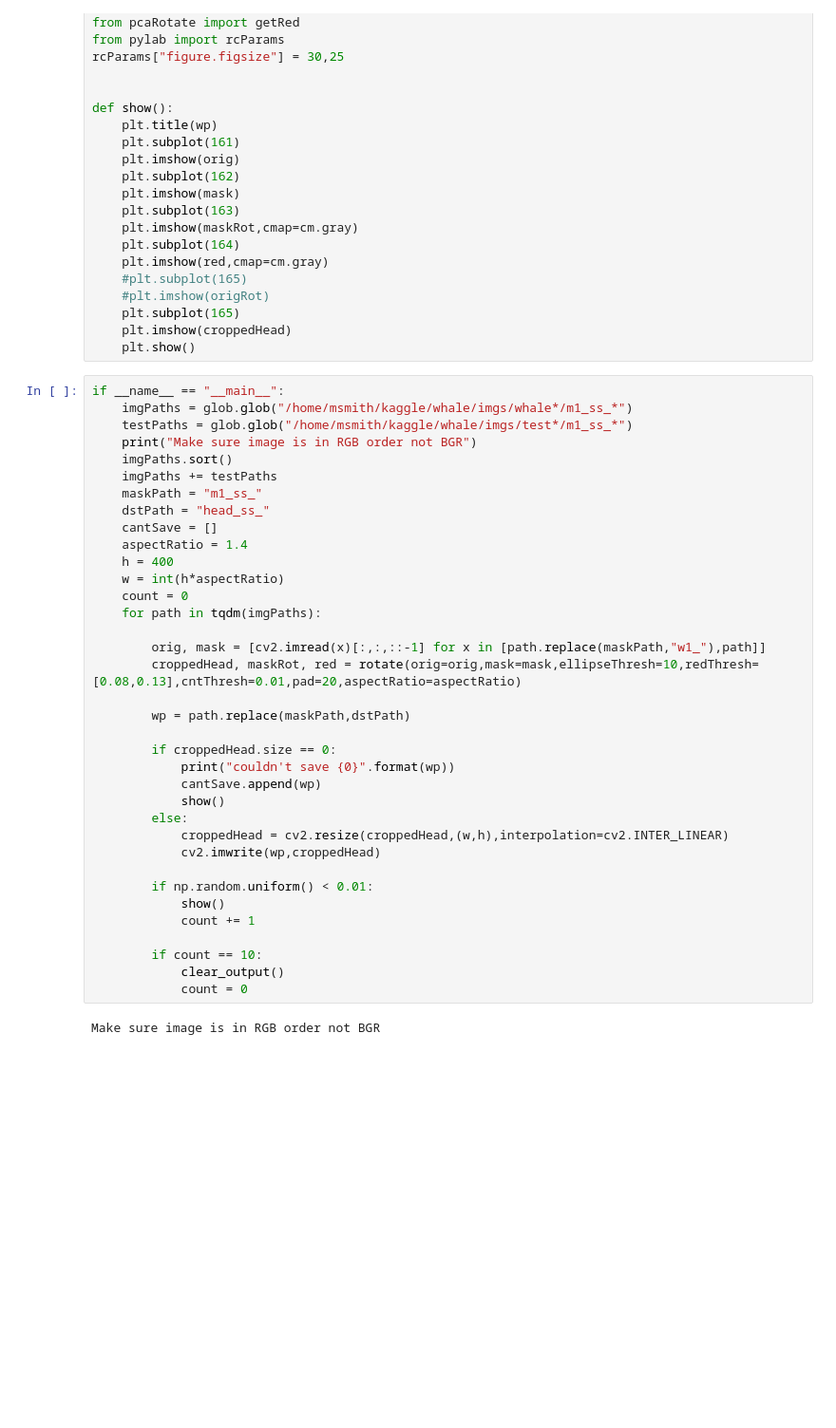
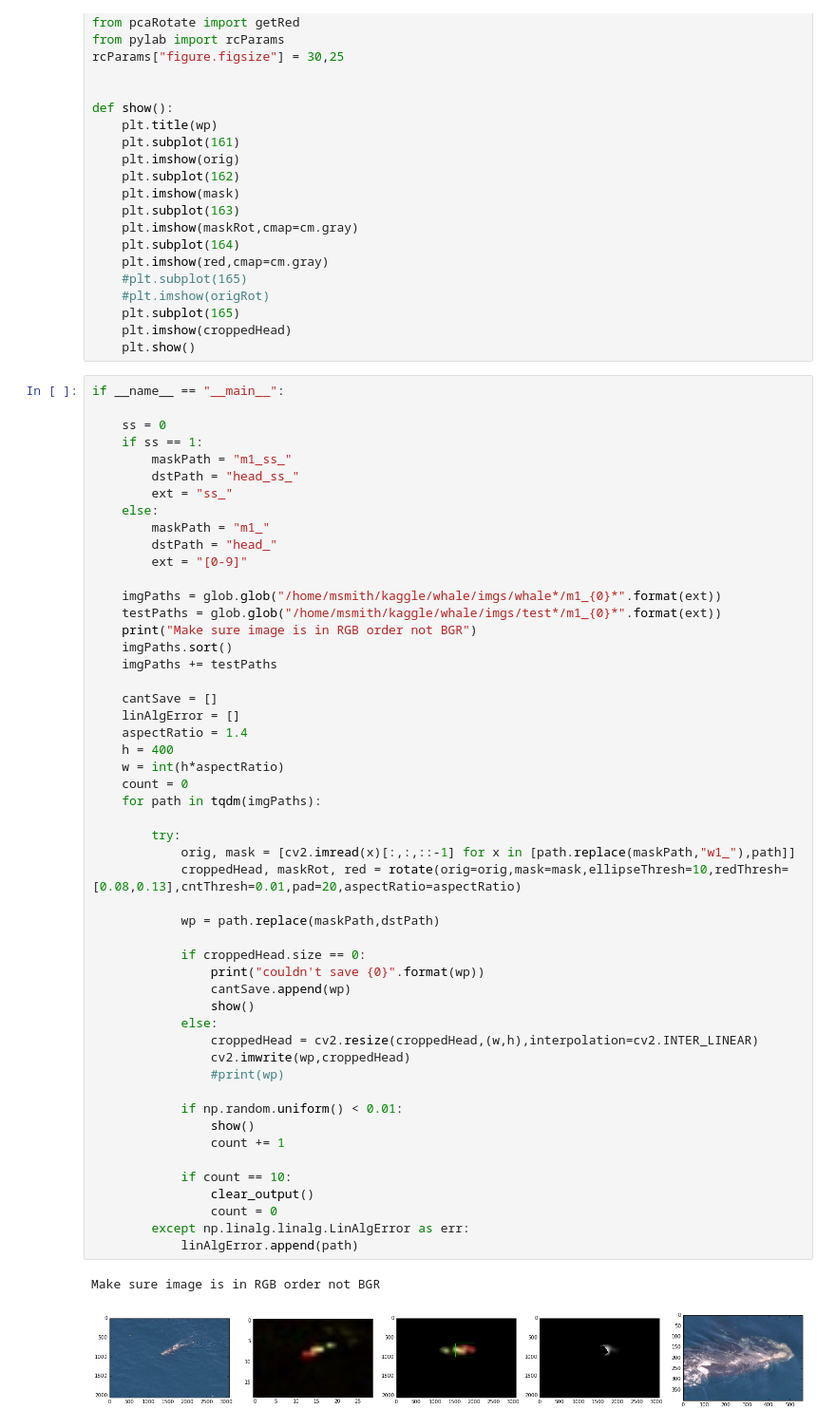
Before and after one commit to mattdns1006/whale, a Jupyter notebook: locator/crop.ipynb, the cells around one changed output. Shown: that part at 95% size. Cells and saved outputs as stored; diff of their text form; blank space fills up the shorter version.

Commit message:
added ss path fix

```diff
--- a/locator/crop.ipynb
+++ b/locator/crop.ipynb
@@ -39,39 +39,55 @@ def show():
     plt.show()
 # %%
 if __name__ == "__main__":
-    imgPaths = glob.glob("/home/msmith/kaggle/whale/imgs/whale*/m1_ss_*")
-    testPaths = glob.glob("/home/msmith/kaggle/whale/imgs/test*/m1_ss_*")
+
+    ss = 0
+    if ss == 1:
+        maskPath = "m1_ss_"
+        dstPath = "head_ss_"
+        ext = "ss_"
+    else:
+        maskPath = "m1_"
+        dstPath = "head_"
+        ext = "[0-9]"
+
+    imgPaths = glob.glob("/home/msmith/kaggle/whale/imgs/whale*/m1_{0}*".format(ext))
+    testPaths = glob.glob("/home/msmith/kaggle/whale/imgs/test*/m1_{0}*".format(ext))
     print("Make sure image is in RGB order not BGR")
     imgPaths.sort()
     imgPaths += testPaths
-    maskPath = "m1_ss_"
-    dstPath = "head_ss_"
+
     cantSave = []
+    linAlgError = []
     aspectRatio = 1.4
     h = 400
     w = int(h*aspectRatio)
     count = 0
     for path in tqdm(imgPaths):
 
-        orig, mask = [cv2.imread(x)[:,:,::-1] for x in [path.replace(maskPath,"w1_"),path]]
-        croppedHead, maskRot, red = rotate(orig=orig,mask=mask,ellipseThresh=10,redThresh=[0.08,0.13],cntThresh=0.01,pad=20,aspectRatio=aspectRatio)
+        try:
+            orig, mask = [cv2.imread(x)[:,:,::-1] for x in [path.replace(maskPath,"w1_"),path]]
+            croppedHead, maskRot, red = rotate(orig=orig,mask=mask,ellipseThresh=10,redThresh=[0.08,0.13],cntThresh=0.01,pad=20,aspectRatio=aspectRatio)
 
-        wp = path.replace(maskPath,dstPath)
+            wp = path.replace(maskPath,dstPath)
 
-        if croppedHead.size == 0:
-            print("couldn't save {0}".format(wp))
-            cantSave.append(wp)
-            show()
-        else:
-            croppedHead = cv2.resize(croppedHead,(w,h),interpolation=cv2.INTER_LINEAR)
-            cv2.imwrite(wp,croppedHead)
+            if croppedHead.size == 0:
+                print("couldn't save {0}".format(wp))
+                cantSave.append(wp)
+                show()
+            else:
+                croppedHead = cv2.resize(croppedHead,(w,h),interpolation=cv2.INTER_LINEAR)
+                cv2.imwrite(wp,croppedHead)
+                #print(wp)
 
-        if np.random.uniform() < 0.01:
-            show()
-            count += 1
+            if np.random.uniform() < 0.01:
+                show()
+                count += 1
 
-        if count == 10:
-            clear_output()
-            count = 0
+            if count == 10:
+                clear_output()
+                count = 0
+        except np.linalg.linalg.LinAlgError as err:
+            linAlgError.append(path)
 # %% [output]
 Make sure image is in RGB order not BGR
+[figure, added]
```
